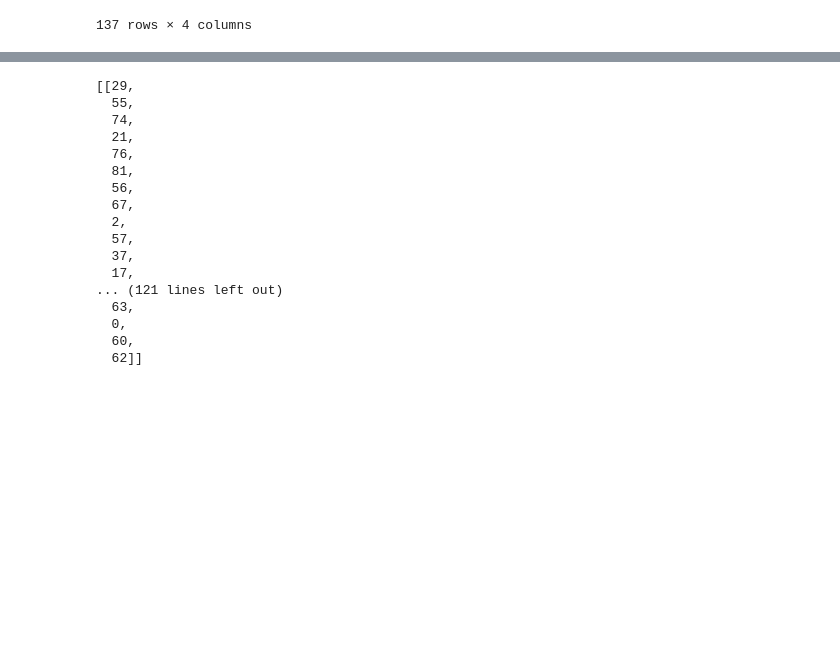
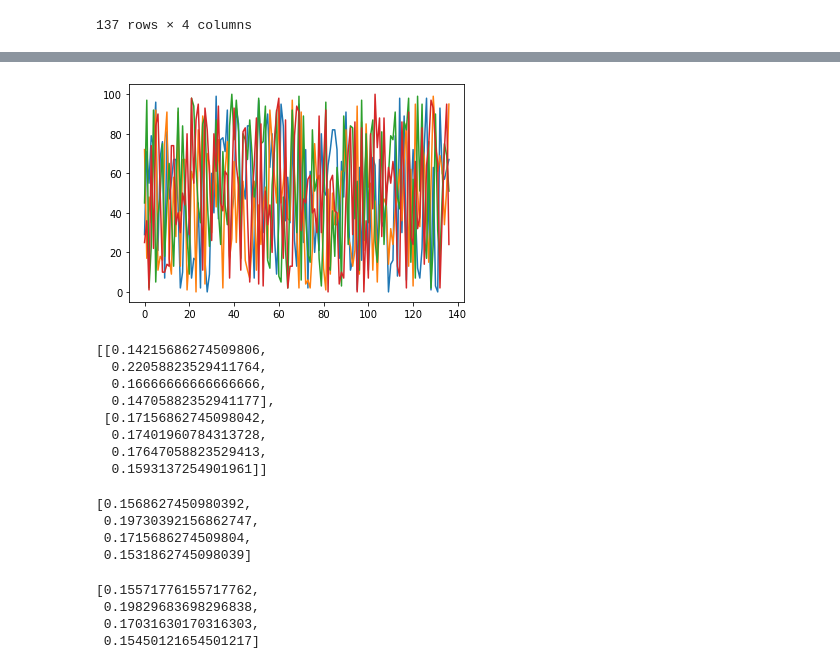
Before and after one commit to braingeneers/statdepth, a Jupyter notebook: testing_notebooks/jlehrer_testing_notebook_01.ipynb, the cells around one changed output, grey strips where cells are left out. Drawn from its saved outputs; the diff is of its cells as text; code cells hidden in the pictures; blank space fills up the shorter version.

Commit message:
Updated sample band depth, fixed some error messages

```diff
--- a/testing_notebooks/jlehrer_testing_notebook_01.ipynb
+++ b/testing_notebooks/jlehrer_testing_notebook_01.ipynb
@@ -229,10 +224,0 @@ len(df) // K
-# %%
-def samplebanddepth(data: list)
-ss = df.shape[0] // K
-
-for n in range(K):
-    t = df.sample(n=ss)
-    df = df.drop(t.index)
-    display(t)
-
-df
@@ -289,22 +224,0 @@ test
-# %%
-ss = len(test) // K
-subsets = [test[i::K] for i in range(K)]
-subsets
-# %% [output]
-[[29,
-  55,
-  74,
-  21,
-  76,
-  81,
-  56,
-  67,
-  2,
-  57,
-  37,
-  17,
-... (121 lines left out)
-  63,
-  0,
-  60,
-  62]]
@@ -310,0 +329,36 @@ subsets
+# %%
+plt.plot(df);
+# %% [output]
+[figure, added]
+# %%
+samples
+# %% [output]
+[[0.14215686274509806,
+  0.22058823529411764,
+  0.16666666666666666,
+  0.14705882352941177],
+ [0.17156862745098042,
+  0.17401960784313728,
+  0.17647058823529413,
+  0.1593137254901961]]
+# %%
+K=2
+depths = []
+
+for k in range(df.shape[1]):
+    t = [samples[i][k] for i in range(K)]
+    depths.append(np.mean(t))
+
+depths
+# %% [output]
+[0.1568627450980392,
+ 0.19730392156862747,
+ 0.1715686274509804,
+ 0.1531862745098039]
+# %%
+banddepth([df], relax=True)
+# %% [output]
+[0.15571776155717762,
+ 0.19829683698296838,
+ 0.17031630170316303,
+ 0.15450121654501217]
```
Also changed, not shown: parts of 6 cells of this notebook, 1 other file.
